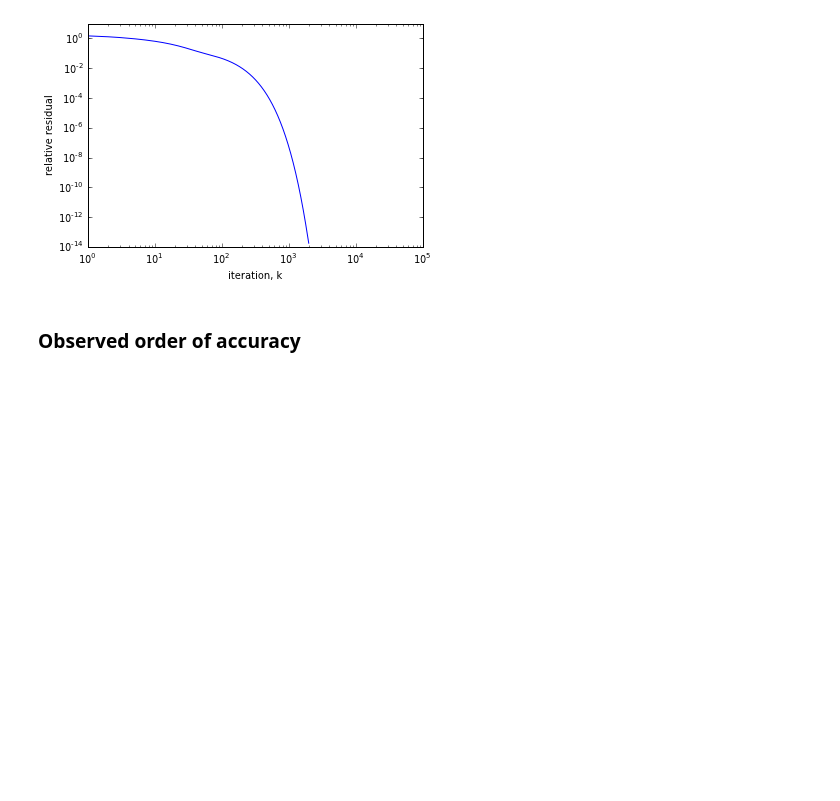
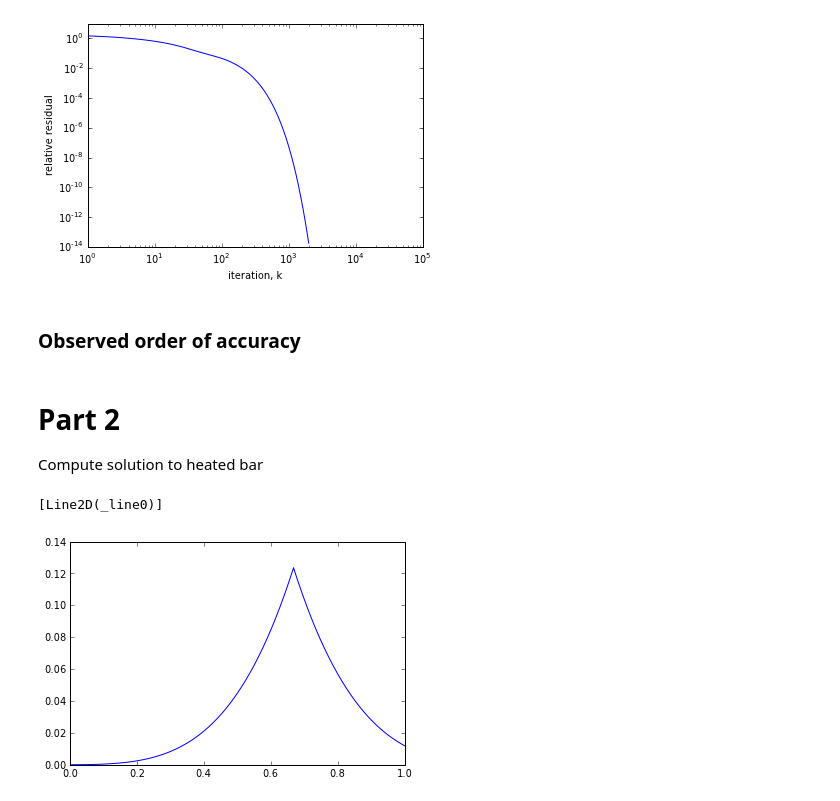
Before and after one commit to isaacyeaton/adv-intro-cfd-2012, a Jupyter notebook: hw5/hw5.ipynb, the cells around one changed output. Drawn from its saved outputs; the diff is of its cells as text; code cells hidden in the pictures; blank space fills up the shorter version.

Commit message:
Implemented new source term for part 2. Also added the report.

```diff
--- a/hw5/hw5.ipynb
+++ b/hw5/hw5.ipynb
@@ -194,3 +169,25 @@ def ooa(de2, de1, r=2):
     phat = np.log(n2 / n1) / np.log(r)
 
     return phat
+# %% [markdown]
+# Part 2
+
+Compute solution to heated bar
+# %%
+def _source_p2(x, L=1):
+    """Source term for part 2."""
+
+    if x >= 0.25 or x <= 0.75:
+        val = 100 * (.25 * (.75 - np.abs(x - 2./3))) ** 4
+    else:
+        val = 0
+
+    return val
+
+source_p2 = np.vectorize(_source_p2)
+# %%
+x = linspace(0, 1, 1000)
+plot(x, source_p2(x))
+# %% [output]
+[Line2D(_line0)]
+[figure, added]
```
Also changed, not shown: parts of 5 cells of this notebook.
